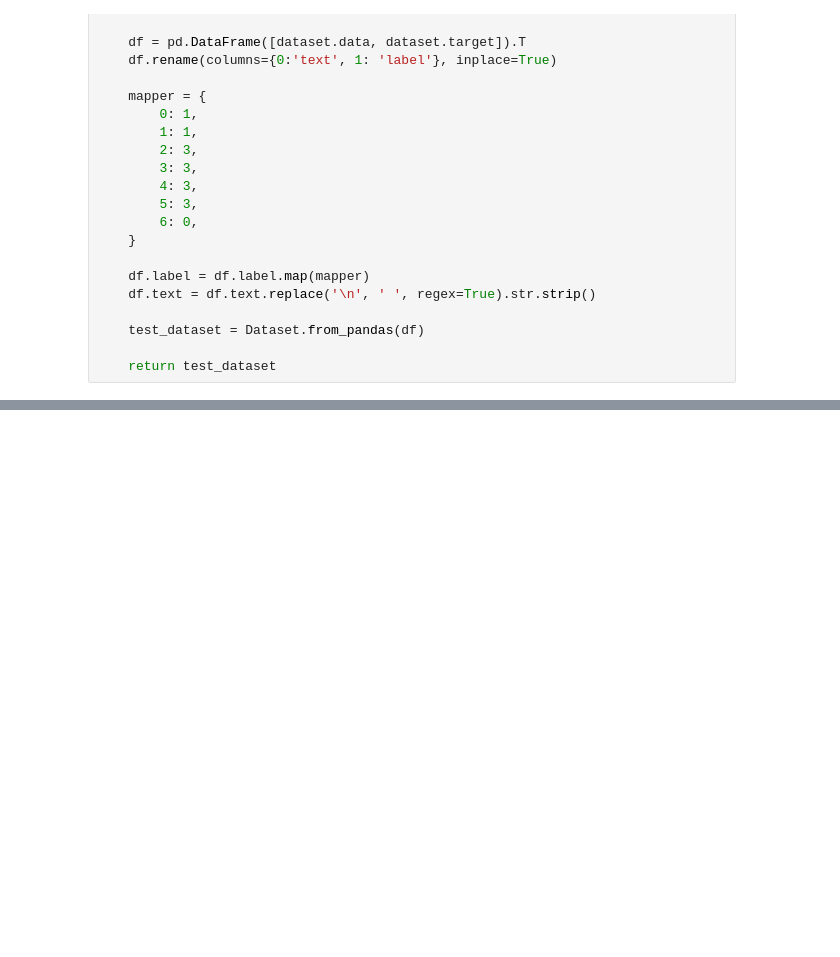
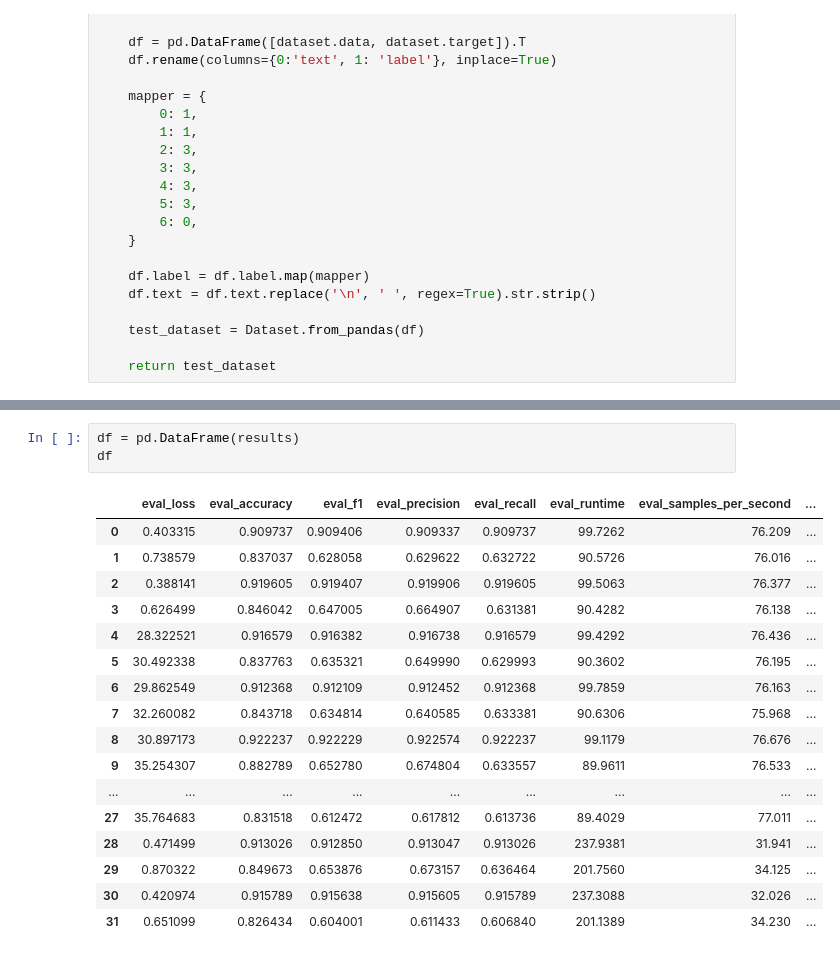
Before and after one commit to asakhala921/Sibyl_eval, a Jupyter notebook: train_AG_NEWS.ipynb, the cells around one changed output, grey strips where cells are left out. Saved outputs shown, nothing was run; the diff lists cells and outputs as text; blank space fills up the shorter version.

```diff
--- a/train_AG_NEWS.ipynb
+++ b/train_AG_NEWS.ipynb
@@ -332,0 +331,21 @@ W&B installed but not logged in. Run `wandb login` or set the WANDB_API_KEY env
+# %%
+df = pd.DataFrame(results)
+df
+# %% [output]
+|  | eval_loss | eval_accuracy | eval_f1 | eval_precision | eval_recall | eval_runtime | eval_samples_per_second | ... |
+| 0 | 0.403315 | 0.909737 | 0.909406 | 0.909337 | 0.909737 | 99.7262 | 76.209 | ... |
+| 1 | 0.738579 | 0.837037 | 0.628058 | 0.629622 | 0.632722 | 90.5726 | 76.016 | ... |
+| 2 | 0.388141 | 0.919605 | 0.919407 | 0.919906 | 0.919605 | 99.5063 | 76.377 | ... |
+| 3 | 0.626499 | 0.846042 | 0.647005 | 0.664907 | 0.631381 | 90.4282 | 76.138 | ... |
+| 4 | 28.322521 | 0.916579 | 0.916382 | 0.916738 | 0.916579 | 99.4292 | 76.436 | ... |
+| 5 | 30.492338 | 0.837763 | 0.635321 | 0.649990 | 0.629993 | 90.3602 | 76.195 | ... |
+| 6 | 29.862549 | 0.912368 | 0.912109 | 0.912452 | 0.912368 | 99.7859 | 76.163 | ... |
+| 7 | 32.260082 | 0.843718 | 0.634814 | 0.640585 | 0.633381 | 90.6306 | 75.968 | ... |
+| 8 | 30.897173 | 0.922237 | 0.922229 | 0.922574 | 0.922237 | 99.1179 | 76.676 | ... |
+| 9 | 35.254307 | 0.882789 | 0.652780 | 0.674804 | 0.633557 | 89.9611 | 76.533 | ... |
+| ... | ... | ... | ... | ... | ... | ... | ... | ... |
+| 27 | 35.764683 | 0.831518 | 0.612472 | 0.617812 | 0.613736 | 89.4029 | 77.011 | ... |
+| 28 | 0.471499 | 0.913026 | 0.912850 | 0.913047 | 0.913026 | 237.9381 | 31.941 | ... |
+| 29 | 0.870322 | 0.849673 | 0.653876 | 0.673157 | 0.636464 | 201.7560 | 34.125 | ... |
+| 30 | 0.420974 | 0.915789 | 0.915638 | 0.915605 | 0.915789 | 237.3088 | 32.026 | ... |
+| 31 | 0.651099 | 0.826434 | 0.604001 | 0.611433 | 0.606840 | 201.1389 | 34.230 | ... |
```
Also changed, not shown: parts of 4 cells of this notebook, 1 other file.
